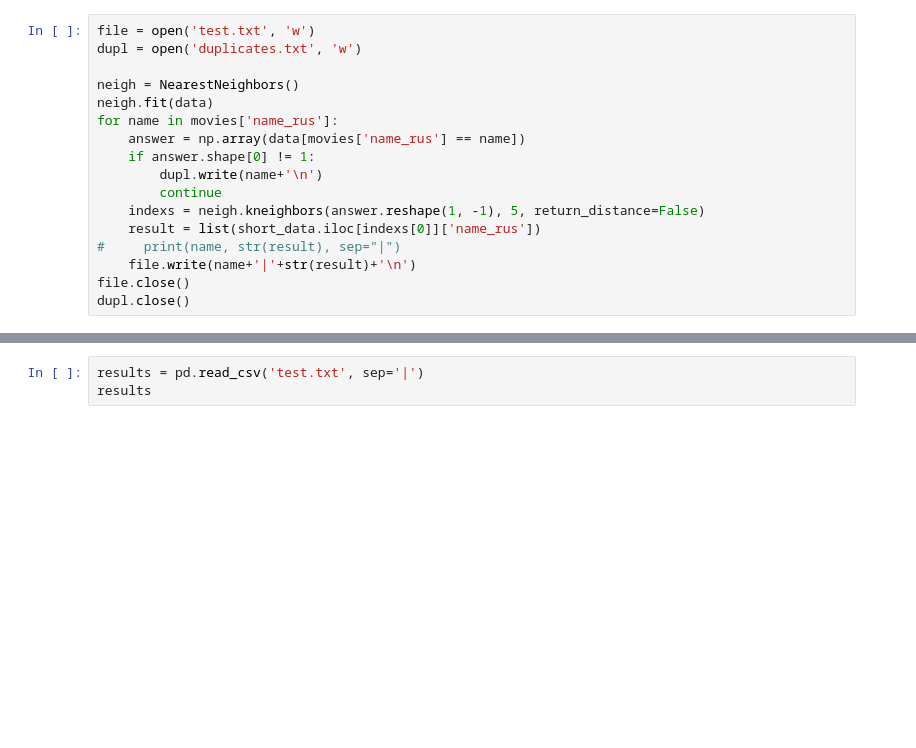
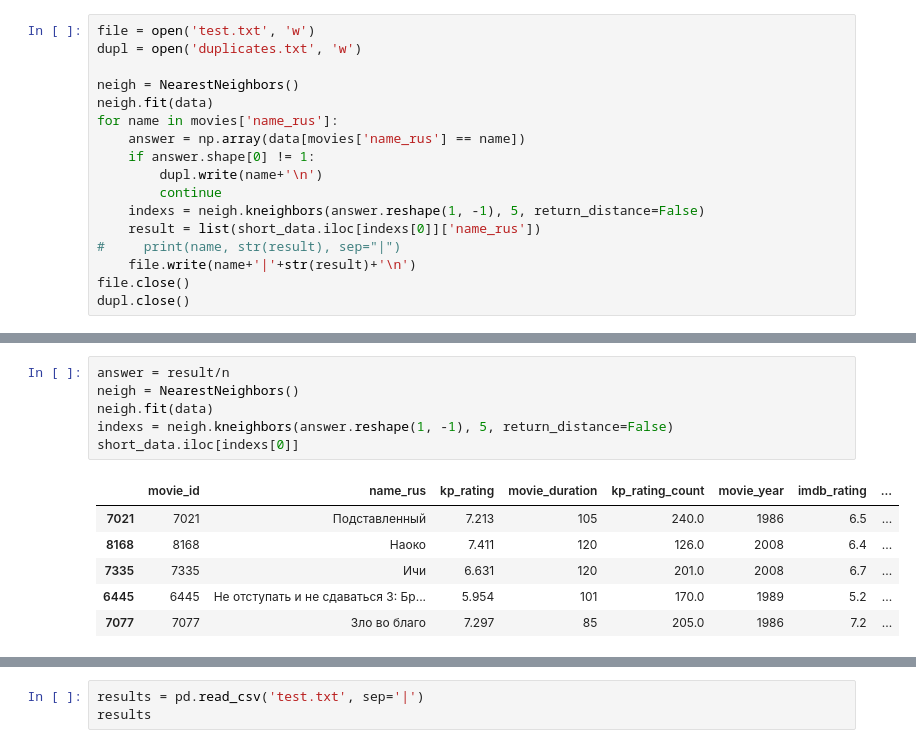
Before and after one commit to kandrewkov/Movie-Recommendations, a Jupyter notebook: baseline.ipynb, the cells around one changed output, grey strips where cells are left out. Cells and saved outputs as stored; diff of their text form; blank space fills up the shorter version.

```diff
--- a/baseline.ipynb
+++ b/baseline.ipynb
@@ -26,0 +75,13 @@ dupl.close()
+# %%
+answer = result/n
+neigh = NearestNeighbors()
+neigh.fit(data)
+indexs = neigh.kneighbors(answer.reshape(1, -1), 5, return_distance=False)
+short_data.iloc[indexs[0]]
+# %% [output]
+|  | movie_id | name_rus | kp_rating | movie_duration | kp_rating_count | movie_year | imdb_rating | ... |
+| 7021 | 7021 | Подставленный | 7.213 | 105 | 240.0 | 1986 | 6.5 | ... |
+| 8168 | 8168 | Наоко | 7.411 | 120 | 126.0 | 2008 | 6.4 | ... |
+| 7335 | 7335 | Ичи | 6.631 | 120 | 201.0 | 2008 | 6.7 | ... |
+| 6445 | 6445 | Не отступать и не сдаваться 3: Бр... | 5.954 | 101 | 170.0 | 1989 | 5.2 | ... |
+| 7077 | 7077 | Зло во благо | 7.297 | 85 | 205.0 | 1986 | 7.2 | ... |
```
Also changed, not shown: parts of 3 cells of this notebook, 2 other files.
